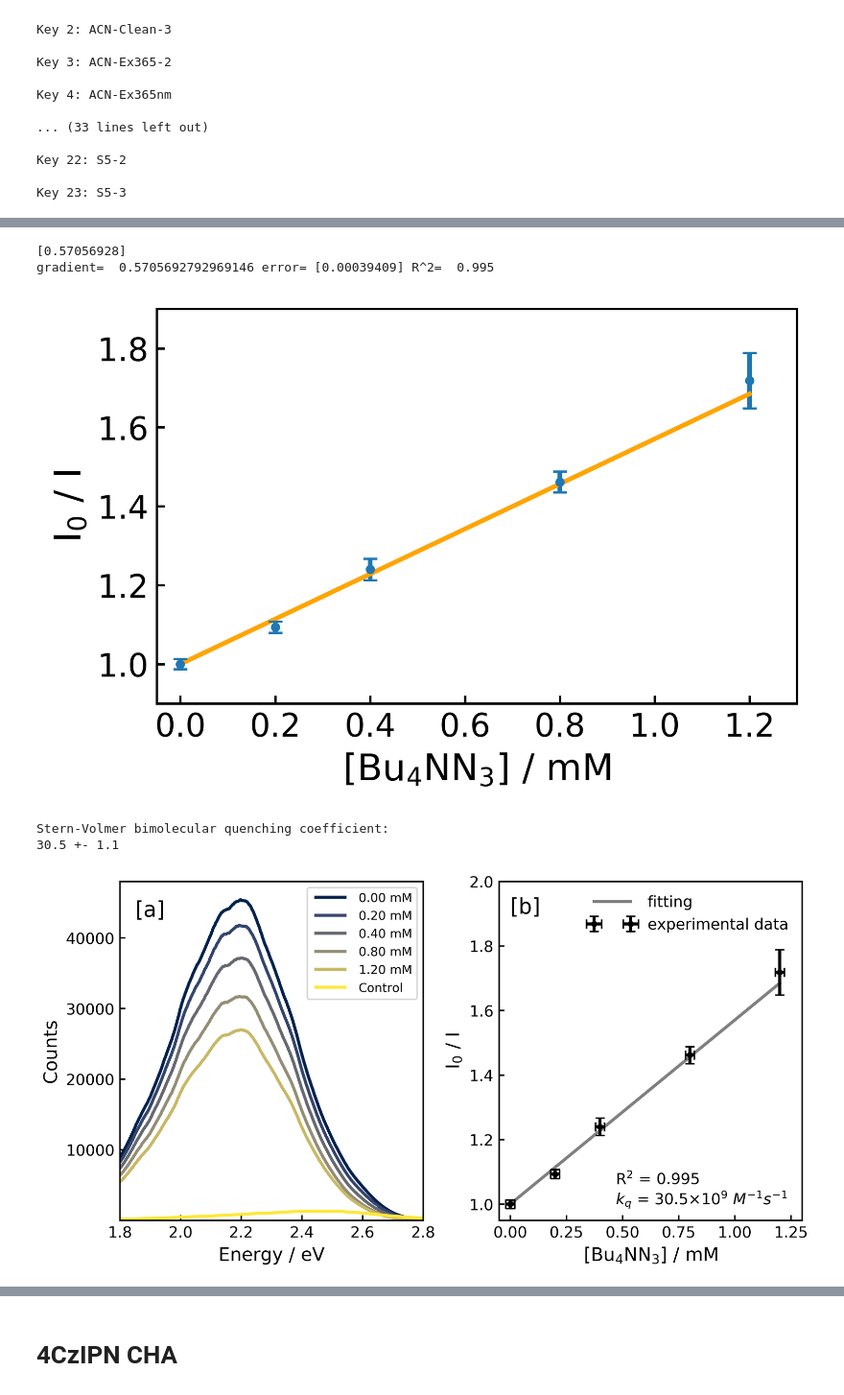
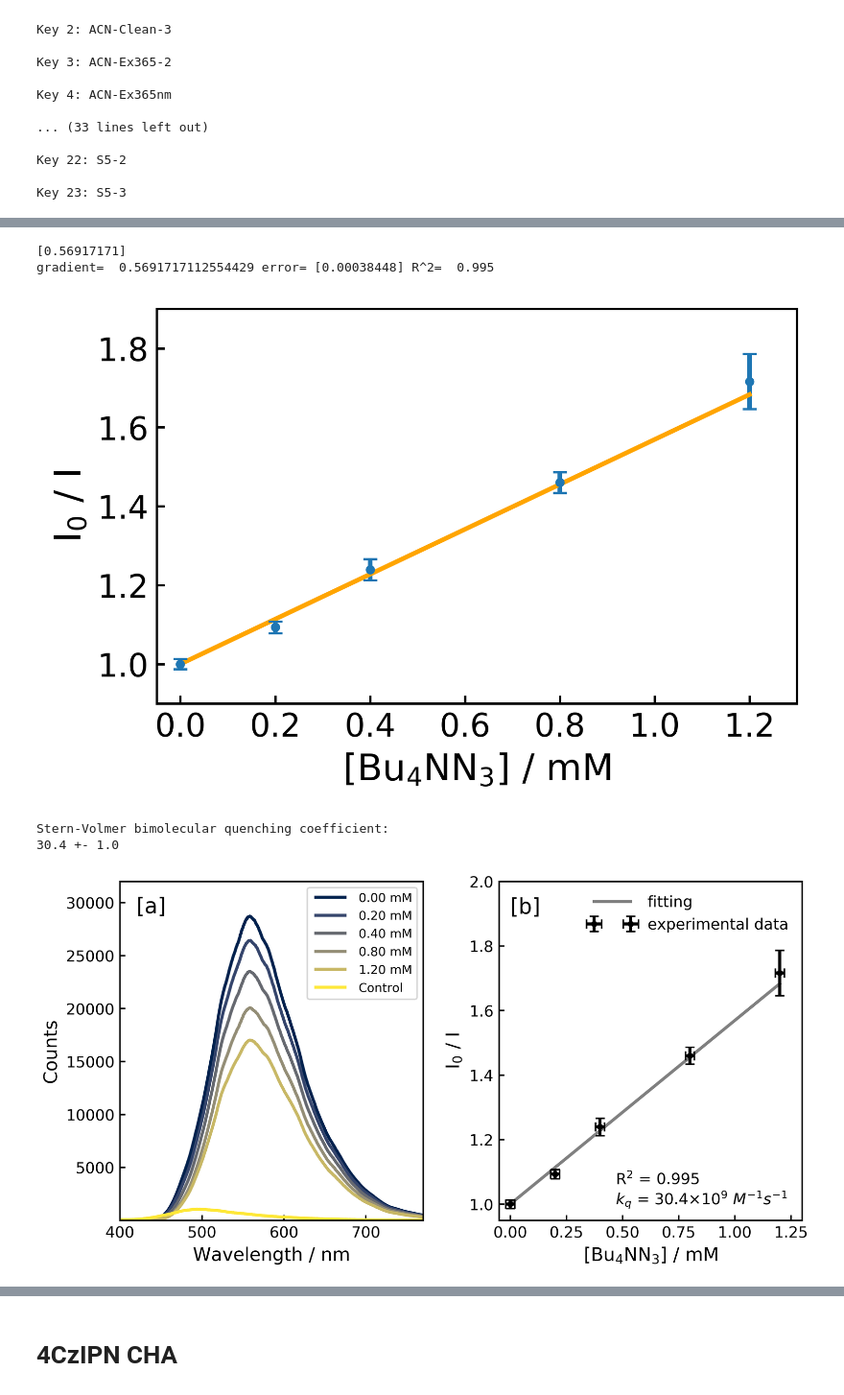
Before and after one commit to takashilawson/Stern-Volmer, a Jupyter notebook: 4CzIPN-SV-FINAL.ipynb, the cells around one changed output, grey strips where cells are left out. Shown at 96% size. Drawn from its saved outputs; the diff is of its cells as text; code cells hidden in the pictures.

```diff
--- a/4CzIPN-SV-FINAL.ipynb
+++ b/4CzIPN-SV-FINAL.ipynb
@@ -114,7 +120,7 @@ plot_list_jac=[]
 
 for item in ds_list:
     time_slice=of.time_counts(item,[7],plot=False)
-    slice_wav=time_slice.truncate(before=399.8040992224527, after=699.9008009904964,axis='columns')
+    slice_wav=time_slice.truncate(before=399.8040992224527, after=770.3879359073867,axis='columns')
     slice_wav=slice_wav.sort_index(axis=1,ascending=False)
     wav=slice_wav.columns
     en=wav2en(slice_wav.columns) #in ev
@@ -146,11 +152,11 @@ Will plot 8.0 s in dataset
 # %%
 # calculate average spectra at each concentration
-cr=np.divide(sum(plot_list_jac[0:3]),3)
-c1=np.divide(sum(plot_list_jac[3:6]),3)
-c2=np.divide(sum(plot_list_jac[6:9]),3)
-c3=np.divide(sum(plot_list_jac[9:12]),3)
-c4=np.divide(sum(plot_list_jac[12:15]),3)
-c5=np.divide(sum(plot_list_jac[15:18]),3)
+cr=np.divide(sum(plot_list[0:3]),3)
+c1=np.divide(sum(plot_list[3:6]),3)
+c2=np.divide(sum(plot_list[6:9]),3)
+c3=np.divide(sum(plot_list[9:12]),3)
+c4=np.divide(sum(plot_list[12:15]),3)
+c5=np.divide(sum(plot_list[15:18]),3)
 # %%
 conc=[0,0.2,0.4,0.8,1.2]
 
@@ -193,53 +199,53 @@ with rc_context(fname=rc_fname):
     plt.xlim(-0.05,1.3)
     plt.ylim(0.9,1.9)
 # %% [output]
-[0.57056928]
-gradient=  0.5705692792969146 error= [0.00039409] R^2=  0.995
+[0.56917171]
+gradient=  0.5691717112554429 error= [0.00038448] R^2=  0.995
 [figure]
 # %%
 xerr_v=0.02
 
 SV1=round((popt1[0]*1e-9)/(1e-3*tau),1)
 SVerr=round((perr1[0]*1e-9)/(1e-3*tau),1)
 print('Stern-Volmer bimolecular quenching coefficient:')
 print(SV1,'+-',SVerr)
 
 evenly_spaced_interval = np.linspace(0, 1, len(conc)+1)
 colors = [cm.cividis(x) for x in evenly_spaced_interval]
 
 with rc_context(fname=rc_fname):
     fig = plt.figure(figsize=(8, 4))
     gs = gridspec.GridSpec(1,2,width_ratios=(1,1),wspace=0.25)
     plt.rc('xtick', labelsize=10)
     plt.rc('ytick', labelsize=10)
     ax1 = plt.subplot(gs[0])
-    ax1.plot(en,c1,color=colors[0],label='{}'.format('0.00 mM'))
-    ax1.plot(en,c2,color=colors[1],label='{}'.format('0.20 mM'))
-    ax1.plot(en,c3,color=colors[2],label='{}'.format('0.40 mM'))
-    ax1.plot(en,c4,color=colors[3],label='{}'.format('0.80 mM'))
-    ax1.plot(en,c5,color=colors[4],label='{}'.format('1.20 mM'))
-    ax1.plot(en,cr,color=colors[5],label='{}'.format('Control'))
+    ax1.plot(wav,c1,color=colors[0],label='{}'.format('0.00 mM'))
+    ax1.plot(wav,c2,color=colors[1],label='{}'.format('0.20 mM'))
+    ax1.plot(wav,c3,color=colors[2],label='{}'.format('0.40 mM'))
+    ax1.plot(wav,c4,color=colors[3],label='{}'.format('0.80 mM'))
+    ax1.plot(wav,c5,color=colors[4],label='{}'.format('1.20 mM'))
+    ax1.plot(wav,cr,color=colors[5],label='{}'.format('Control'))
     ax1.legend(frameon=True,fontsize=8)
-    ax1.set_xlabel('Energy / eV',fontsize=12)
+    ax1.set_xlabel('Wavelength / nm',fontsize=12)
     ax1.set_ylabel('Counts',fontsize=12)
-    ax1.set_xlim(1.8,2.8)
-    ax1.set_ylim(1,48000)
-    ax1.text(1.85,43000,'[a]',fontsize=14)
+    ax1.set_xlim(400,770)
+    ax1.set_ylim(1,32000)
+    ax1.text(420,29000,'[a]',fontsize=14)
     ax2 = plt.subplot(gs[1])
     ax2.errorbar(conc, n_avg_counts, yerr=sd_error, xerr=xerr_v, color='black',fmt='.',mew=1,capsize=3,label='{}'.format('experimental data'))
     ax2.plot(conc,model_counts,color='grey',zorder=1,label='{}'.format('fitting'))
     ax2.legend(loc='upper right',fontsize=10)
     ax2.set_xlabel('[Bu$_4$NN$_3$] / mM',fontsize=12)
     ax2.set_ylabel('I$_0$ / I',fontsize=12)
     ax2.text(0.47,1.0,'{}'.format('R$^2$ = '+str(r_squared_1)+'\n$k_q$ = '+str(SV1)+r'$\times 10^{9}$ $M^{-1}s^{-1}$'),fontsize=10)
     ax2.set_xlim(-0.05,1.3)
     ax2.set_ylim(0.95,2.0)
     ax2.text(0,1.9,'[b]',fontsize=14)
     plt.show()
 # %% [output]
 Stern-Volmer bimolecular quenching coefficient:
-30.5 +- 1.1
+30.4 +- 1.0
-[figure, old version]
+[figure, new version]
 # %%
 sf=1.65
 with rc_context(fname=rc_fname):
```
Also changed, not shown: parts of 9 cells of this notebook.
